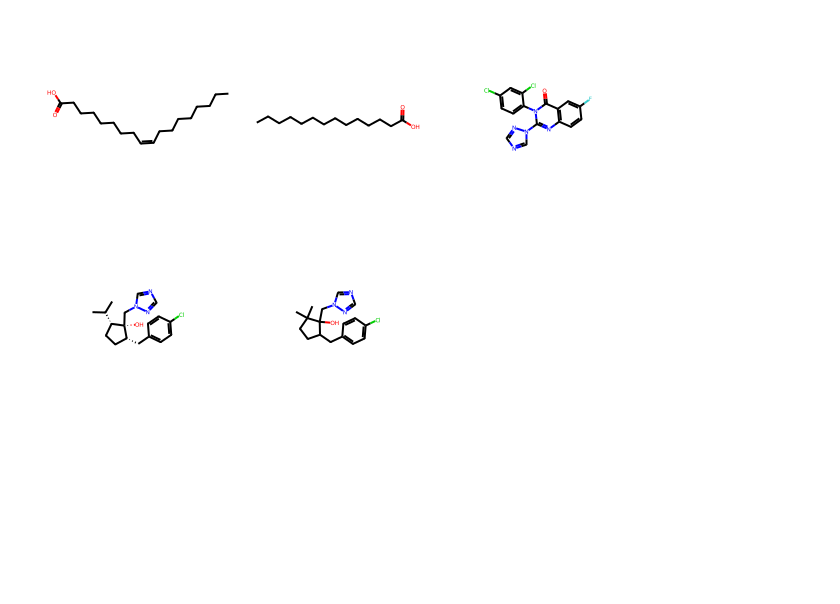
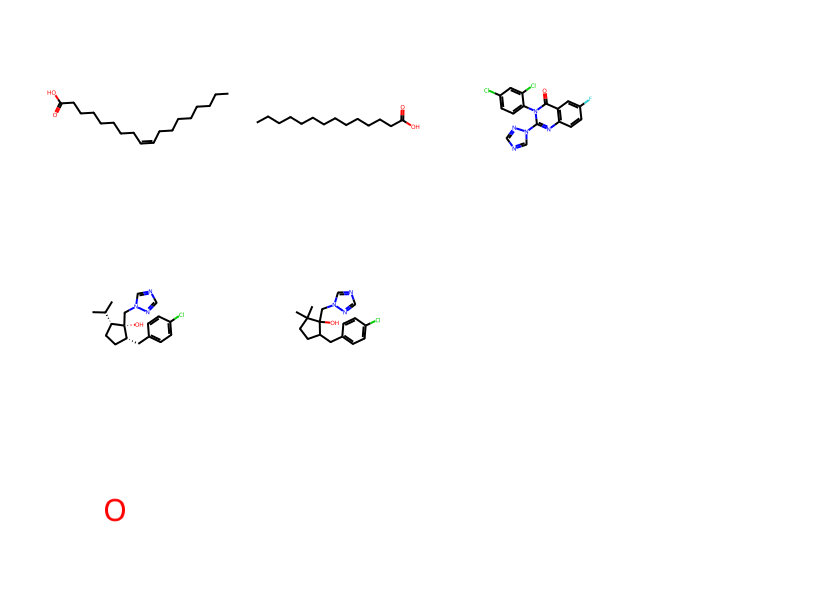
Before and after one commit to j-a-dietrich/MS2LDA_v2, a Jupyter notebook: notebooks/MS2LDA.ipynb, the cells around one changed output. Drawn from its saved outputs; the diff is of its cells as text; code cells hidden in the pictures; blank space fills up the shorter version.

```diff
--- a/notebooks/MS2LDA.ipynb
+++ b/notebooks/MS2LDA.ipynb
@@ -135,5 +126,5 @@ Draw.MolsToGridImage(mol_per_motif)
 # %%
-spectra_path_diffDB = r"C:\Users\dietr004\Documents\PhD\computational mass spectrometry\Spec2Struc\Project_SubformulaAnnotation\raw_data\_RAWdata1\GNPS-NIH-SMALLMOLECULEPHARMACOLOGICALLYACTIVE.mgf"
+#spectra_path_diffDB = r"C:\Users\dietr004\Documents\PhD\computational mass spectrometry\Spec2Struc\Project_SubformulaAnnotation\raw_data\_RAWdata1\GNPS-NIH-SMALLMOLECULEPHARMACOLOGICALLYACTIVE.mgf"
 spectra_path_diffDB = r"C:\Users\dietr004\Documents\PhD\computational mass spectrometry\Spec2Struc\Project_SubformulaAnnotation\raw_data\_RAWdata1\GNPS-SCIEX-LIBRARY.mgf"
 # %%
 smiles_per_motifs_diffDB, predicted_motifs_diffDB = predict_with_lda(lda_model, spectra_path_diffDB, id2word)
@@ -193,3 +182,9 @@ mol_per_motif_diffDB = [Chem.MolFromSmiles(smiles) for smiles in smiles_per_moti
 Draw.MolsToGridImage(mol_per_motif_diffDB)
 # %% [output]
 [figure]
+# %%
+smarts_mol = [Chem.MolFromSmarts(smarts) for smarts in annotated_motifs_diffDB[motif_number]]
+# %%
+Draw.MolsToGridImage(smarts_mol[:5], molsPerRow=5)
+# %% [output]
+[figure, added]
```
Also changed, not shown: parts of 17 cells of this notebook.
